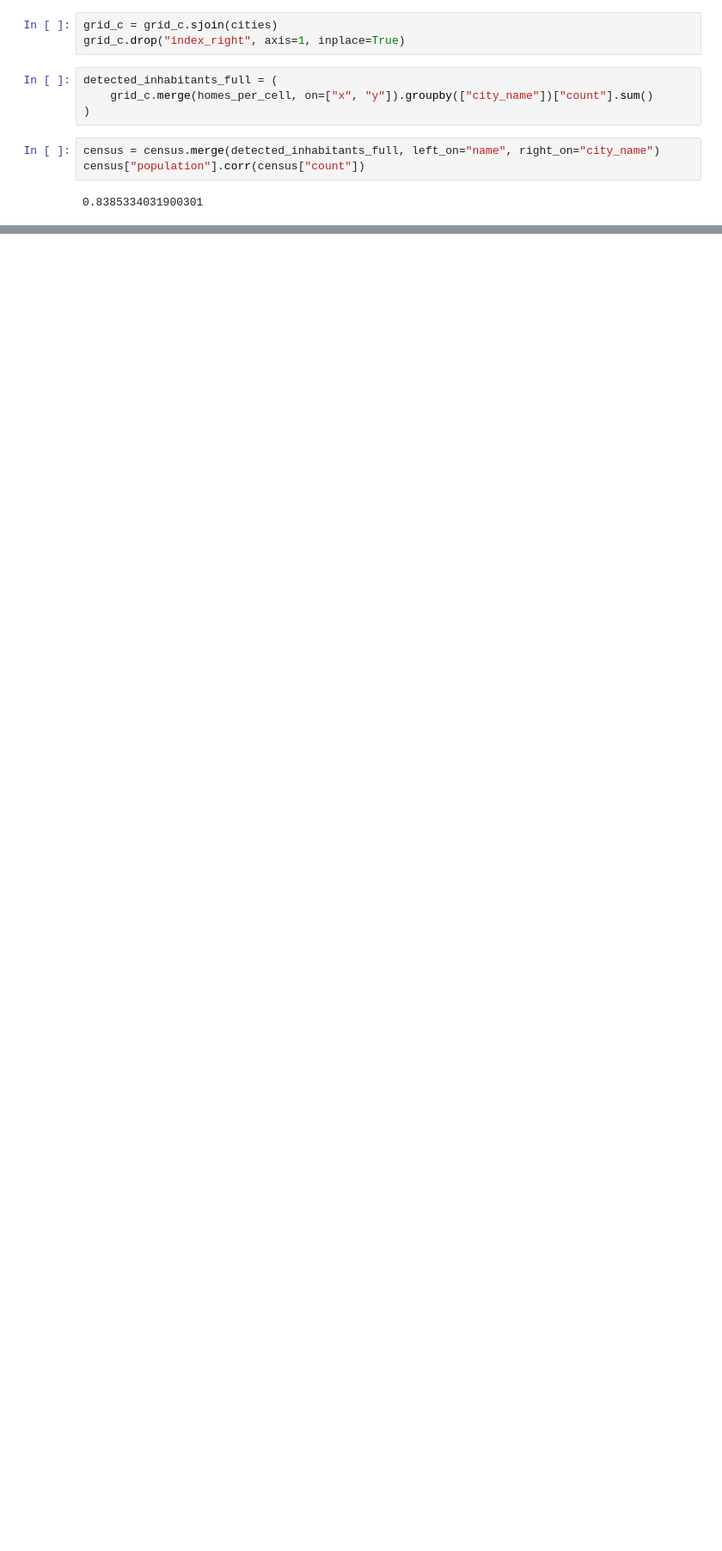
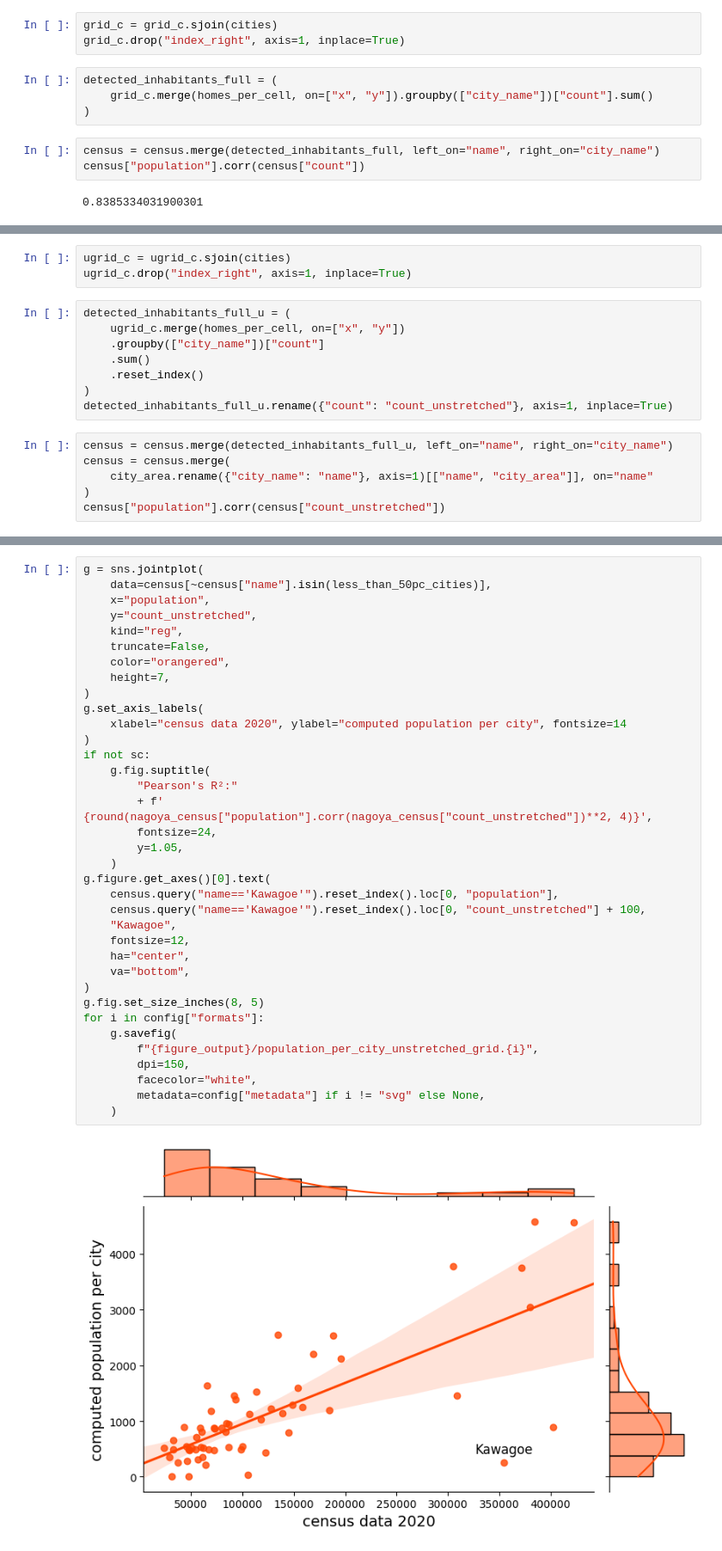
Before and after one commit to pintergreg/reverse-engineering-YJMob100K-grid, a Jupyter notebook: src/validate_home_detection.ipynb, the cells around one changed output, grey strips where cells are left out. Shown at 86% size. Drawn from its saved outputs; the diff is of its cells as text; blank space fills up the shorter version.

```diff
--- a/src/validate_home_detection.ipynb
+++ b/src/validate_home_detection.ipynb
@@ -228,0 +256,17 @@ else:
+# %%
+ugrid_c = ugrid_c.sjoin(cities)
+ugrid_c.drop("index_right", axis=1, inplace=True)
+# %%
+detected_inhabitants_full_u = (
+    ugrid_c.merge(homes_per_cell, on=["x", "y"])
+    .groupby(["city_name"])["count"]
+    .sum()
+    .reset_index()
+)
+detected_inhabitants_full_u.rename({"count": "count_unstretched"}, axis=1, inplace=True)
+# %%
+census = census.merge(detected_inhabitants_full_u, left_on="name", right_on="city_name")
+census = census.merge(
+    city_area.rename({"city_name": "name"}, axis=1)[["name", "city_area"]], on="name"
+)
+census["population"].corr(census["count_unstretched"])
@@ -228,0 +275,38 @@ else:
+# %%
+g = sns.jointplot(
+    data=census[~census["name"].isin(less_than_50pc_cities)],
+    x="population",
+    y="count_unstretched",
+    kind="reg",
+    truncate=False,
+    color="orangered",
+    height=7,
+)
+g.set_axis_labels(
+    xlabel="census data 2020", ylabel="computed population per city", fontsize=14
+)
+if not sc:
+    g.fig.suptitle(
+        "Pearson's R²:"
+        + f' {round(nagoya_census["population"].corr(nagoya_census["count_unstretched"])**2, 4)}',
+        fontsize=24,
+        y=1.05,
+    )
+g.figure.get_axes()[0].text(
+    census.query("name=='Kawagoe'").reset_index().loc[0, "population"],
+    census.query("name=='Kawagoe'").reset_index().loc[0, "count_unstretched"] + 100,
+    "Kawagoe",
+    fontsize=12,
+    ha="center",
+    va="bottom",
+)
+g.fig.set_size_inches(8, 5)
+for i in config["formats"]:
+    g.savefig(
+        f"{figure_output}/population_per_city_unstretched_grid.{i}",
+        dpi=150,
+        facecolor="white",
+        metadata=config["metadata"] if i != "svg" else None,
+    )
+# %% [output]
+[figure, added]
```
Also changed, not shown: parts of 15 cells of this notebook, 3 other files.
